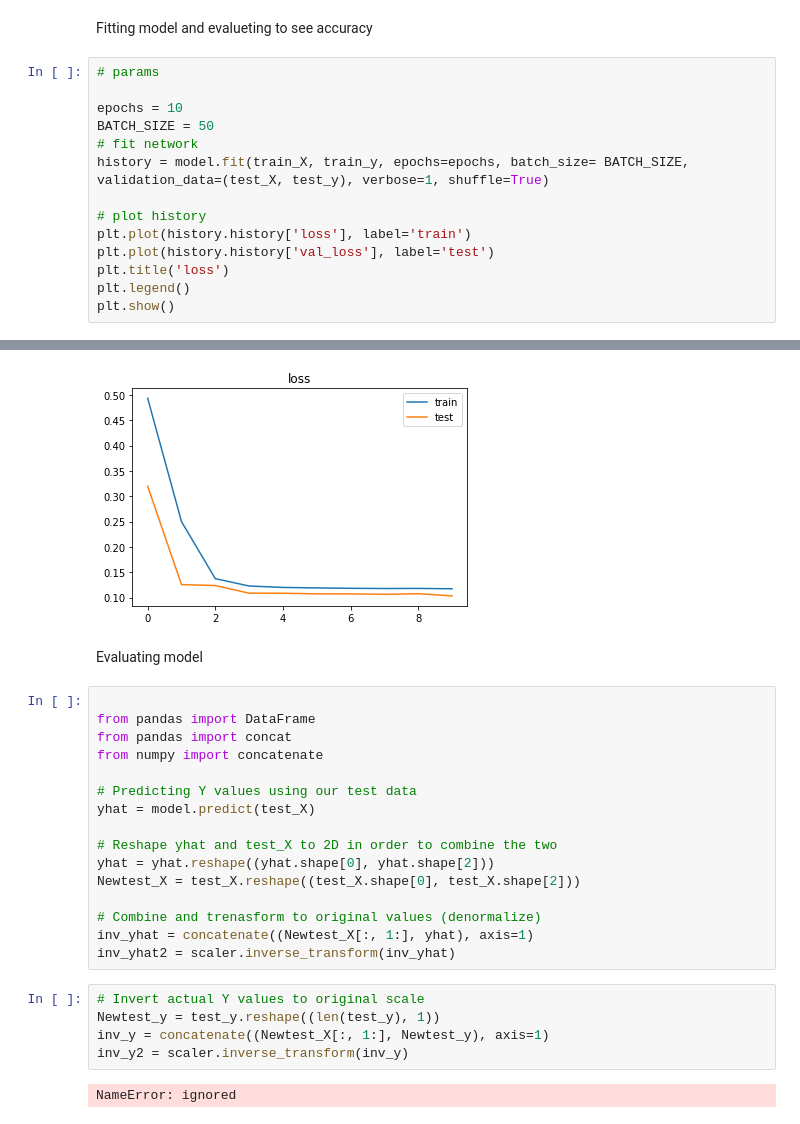
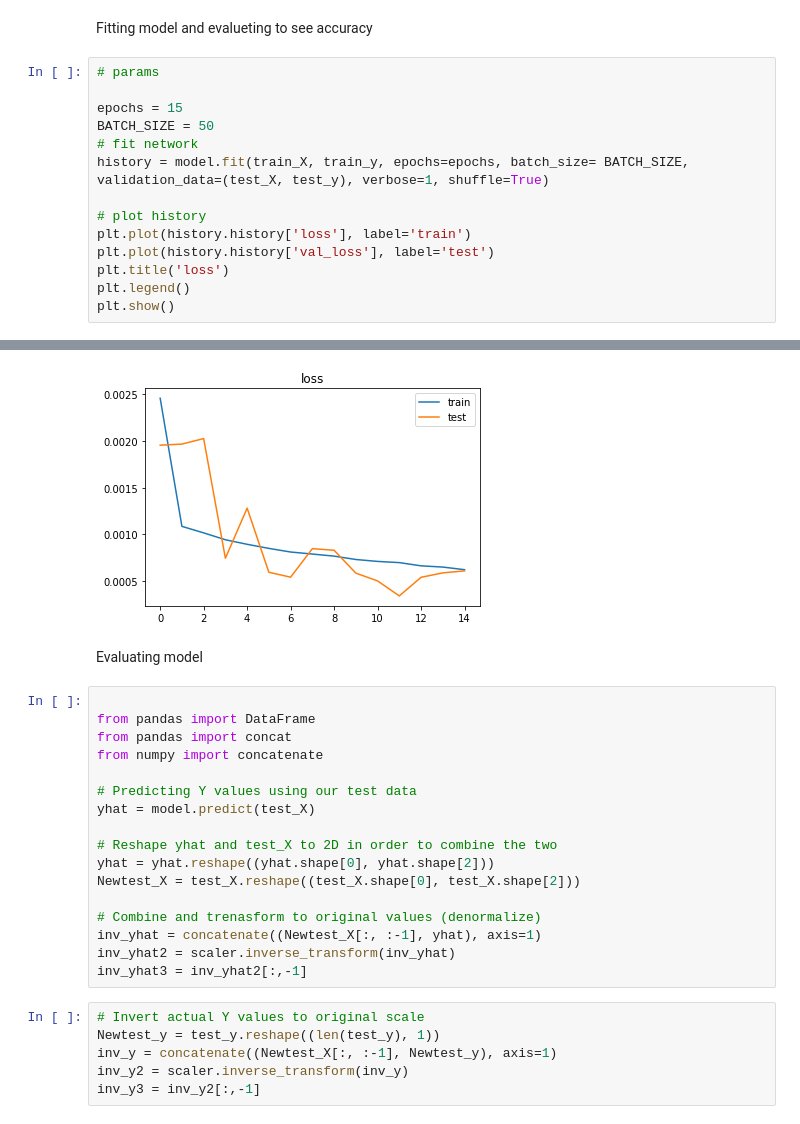
Before and after one commit to KevinLolochum/Time-Series-Forecasting-Projects, a Jupyter notebook: Toronto_Parking_Data_Forecasting_revenue_using_Recurrent_Neural_Networks_RNNs(LSTM).ipynb, the cells around one changed output, grey strips where cells are left out. Cells and saved outputs as stored; diff of their text form.

```diff
--- a/Toronto_Parking_Data_Forecasting_revenue_using_Recurrent_Neural_Networks_RNNs(LSTM).ipynb
+++ b/Toronto_Parking_Data_Forecasting_revenue_using_Recurrent_Neural_Networks_RNNs(LSTM).ipynb
@@ -407,7 +415,7 @@ Fitting model and evalueting to see accuracy
 # %%
 # params
 
-epochs = 10
+epochs = 15
 BATCH_SIZE = 50
 # fit network
 history = model.fit(train_X, train_y, epochs=epochs, batch_size= BATCH_SIZE, validation_data=(test_X, test_y), verbose=1, shuffle=True)
@@ -442,4 +447,4 @@ Epoch 10/10
-[figure, old version]
+[figure, new version]
 # %% [markdown]
 Evaluating model
 # %%
@@ -456,13 +461,13 @@ yhat = yhat.reshape((yhat.shape[0], yhat.shape[2]))
 Newtest_X = test_X.reshape((test_X.shape[0], test_X.shape[2]))
 
 # Combine and trenasform to original values (denormalize)
-inv_yhat = concatenate((Newtest_X[:, 1:], yhat), axis=1)
+inv_yhat = concatenate((Newtest_X[:, :-1], yhat), axis=1)
 inv_yhat2 = scaler.inverse_transform(inv_yhat)
+inv_yhat3 = inv_yhat2[:,-1]
 # %%
 # Invert actual Y values to original scale
 Newtest_y = test_y.reshape((len(test_y), 1))
-inv_y = concatenate((Newtest_X[:, 1:], Newtest_y), axis=1)
+inv_y = concatenate((Newtest_X[:, :-1], Newtest_y), axis=1)
 inv_y2 = scaler.inverse_transform(inv_y)
+inv_y3 = inv_y2[:,-1]
-# %% [output]
-NameError: ignored
 # %%
```
Also changed, not shown: parts of 23 cells of this notebook.
